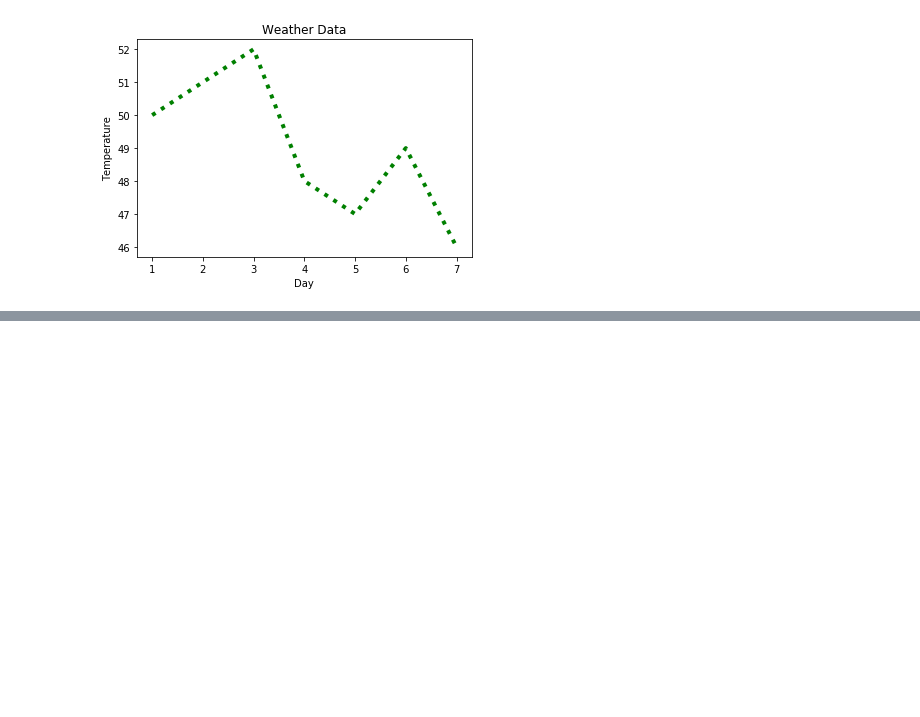
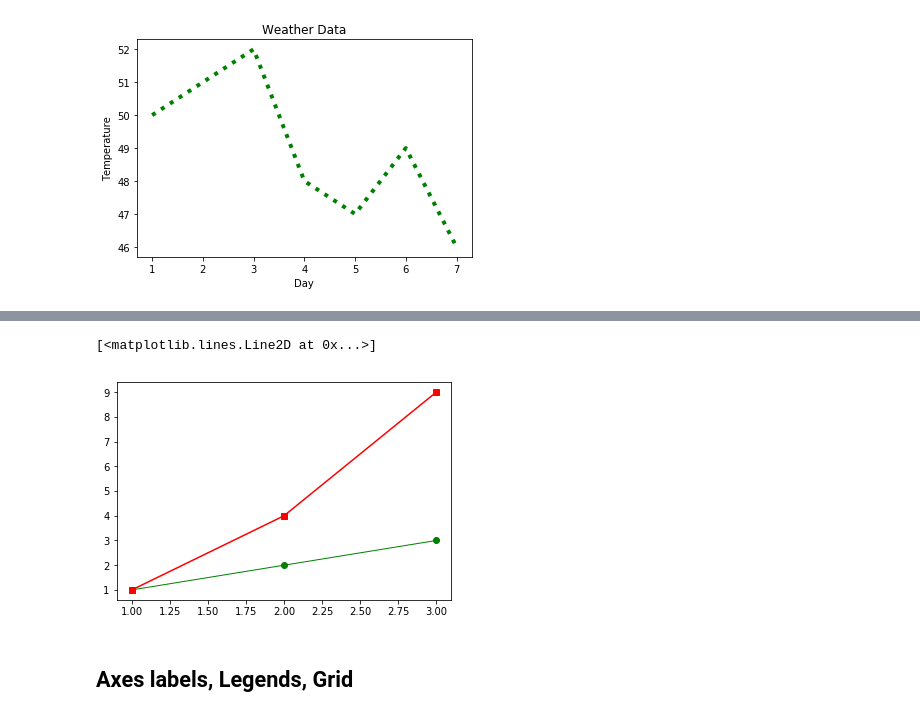
Before and after one commit to debaonline4u/Python_Programming, a Jupyter notebook: pandas_and_data_visualization/matplotlib/introduction_to_matplotlib.ipynb, the cells around one changed output, grey strips where cells are left out. Drawn from its saved outputs; the diff is of its cells as text; code cells hidden in the pictures; blank space fills up the shorter version.

```diff
--- a/pandas_and_data_visualization/matplotlib/introduction_to_matplotlib.ipynb
+++ b/pandas_and_data_visualization/matplotlib/introduction_to_matplotlib.ipynb
@@ -14,0 +35,9 @@ plt.plot(x,y, color = 'green', linewidth =4, linestyle = 'dotted')
+# %%
+plt.plot([1,2,3], [1,2,3], 'go-', label='line 1', linewidth=1)
+plt.plot([1,2,3], [1,4,9], 'rs-',  label='line 2')
+# follow this link for more parameters: https://matplotlib.org/api/_as_gen/matplotlib.pyplot.plot.html
+# %% [output]
+[<matplotlib.lines.Line2D at 0x...>]
+[figure, added]
+# %% [markdown]
+## Axes labels, Legends, Grid
```
Also changed, not shown: parts of 11 cells of this notebook.
